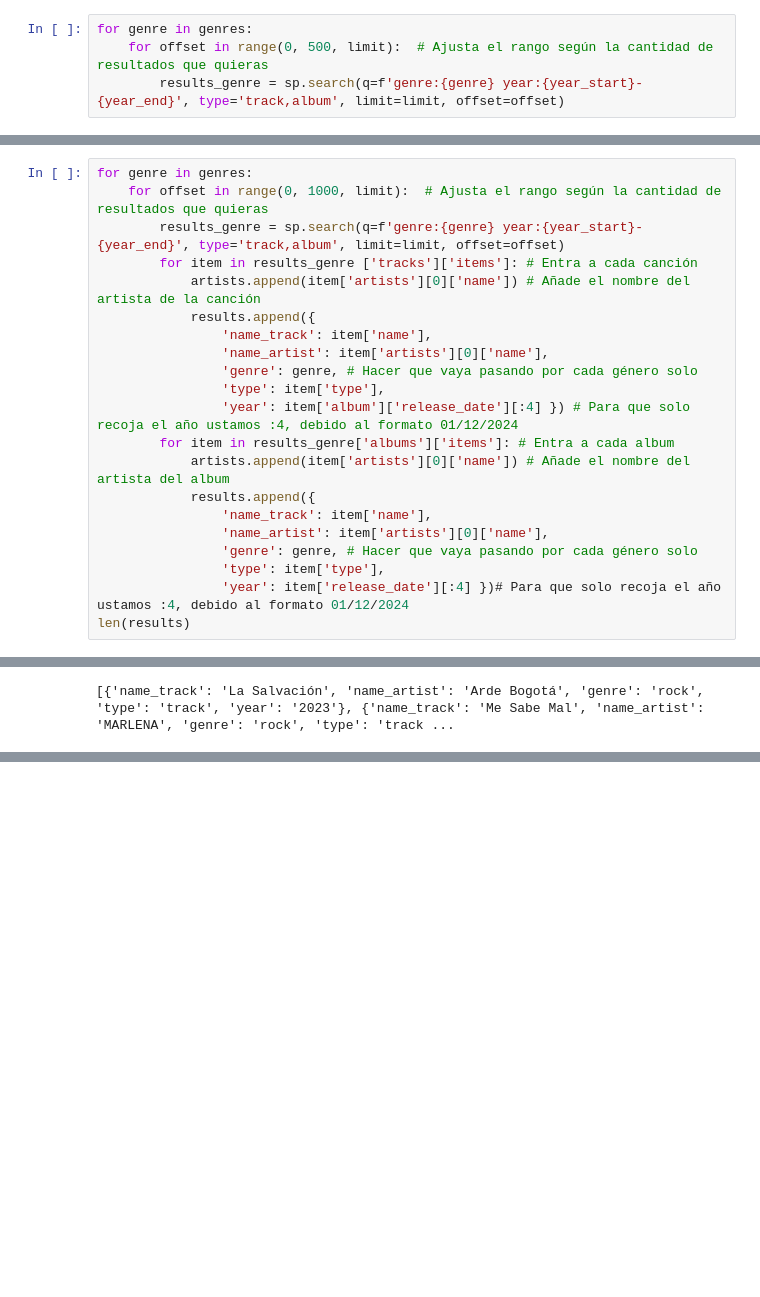
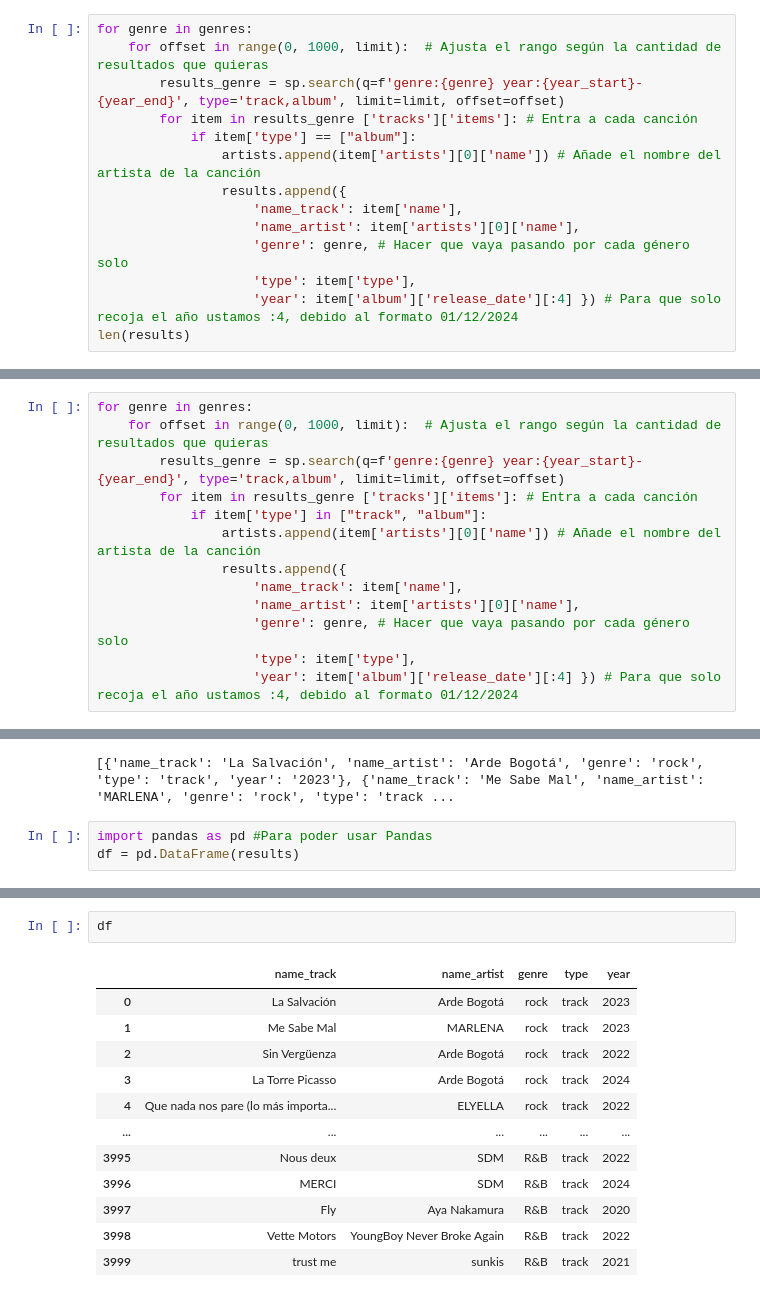
Before and after one commit to e-garciab/adalab-proyecto-da-promo-d-pt-modulo-2-team-1, a Jupyter notebook: TrabajandoM2.ipynb, the cells around one changed output, grey strips where cells are left out. Cells and saved outputs as stored; diff of their text form; blank space fills up the shorter version.

```diff
--- a/TrabajandoM2.ipynb
+++ b/TrabajandoM2.ipynb
@@ -48,5 +42,15 @@ artists = []
 datos = sp.search(q=f"genre: rock year:{year_start}-{year_end}", type='track,album', limit= 50, offset=0)
 # %%
 for genre in genres:
-    for offset in range(0, 500, limit):  # Ajusta el rango según la cantidad de resultados que quieras
+    for offset in range(0, 1000, limit):  # Ajusta el rango según la cantidad de resultados que quieras
         results_genre = sp.search(q=f'genre:{genre} year:{year_start}-{year_end}', type='track,album', limit=limit, offset=offset)
+        for item in results_genre ['tracks']['items']: # Entra a cada canción
+            if item['type'] == ["album"]:
+                artists.append(item['artists'][0]['name']) # Añade el nombre del artista de la canción
+                results.append({
+                    'name_track': item['name'],
+                    'name_artist': item['artists'][0]['name'],
+                    'genre': genre, # Hacer que vaya pasando por cada género solo
+                    'type': item['type'],
+                    'year': item['album']['release_date'][:4] }) # Para que solo recoja el año ustamos :4, debido al formato 01/12/2024
+len(results)
@@ -55,19 +61,11 @@ for genre in genres:
     for offset in range(0, 1000, limit):  # Ajusta el rango según la cantidad de resultados que quieras
         results_genre = sp.search(q=f'genre:{genre} year:{year_start}-{year_end}', type='track,album', limit=limit, offset=offset)
         for item in results_genre ['tracks']['items']: # Entra a cada canción
-            artists.append(item['artists'][0]['name']) # Añade el nombre del artista de la canción
-            results.append({
-                'name_track': item['name'],
-                'name_artist': item['artists'][0]['name'],
-                'genre': genre, # Hacer que vaya pasando por cada género solo
-                'type': item['type'],
-                'year': item['album']['release_date'][:4] }) # Para que solo recoja el año ustamos :4, debido al formato 01/12/2024
-        for item in results_genre['albums']['items']: # Entra a cada album
-            artists.append(item['artists'][0]['name']) # Añade el nombre del artista del album
-            results.append({
-                'name_track': item['name'],
-                'name_artist': item['artists'][0]['name'],
-                'genre': genre, # Hacer que vaya pasando por cada género solo
-                'type': item['type'],
-                'year': item['release_date'][:4] })# Para que solo recoja el año ustamos :4, debido al formato 01/12/2024
-len(results)
+            if item['type'] in ["track", "album"]:
+                artists.append(item['artists'][0]['name']) # Añade el nombre del artista de la canción
+                results.append({
+                    'name_track': item['name'],
+                    'name_artist': item['artists'][0]['name'],
+                    'genre': genre, # Hacer que vaya pasando por cada género solo
+                    'type': item['type'],
+                    'year': item['album']['release_date'][:4] }) # Para que solo recoja el año ustamos :4, debido al formato 01/12/2024
@@ -77,3 +86,6 @@ len(results)
 print(results)
 # %% [output]
 [{'name_track': 'La Salvación', 'name_artist': 'Arde Bogotá', 'genre': 'rock', 'type': 'track', 'year': '2023'}, {'name_track': 'Me Sabe Mal', 'name_artist': 'MARLENA', 'genre': 'rock', 'type': 'track ...
+# %%
+import pandas as pd #Para poder usar Pandas
+df = pd.DataFrame(results)
@@ -79,0 +95,15 @@ print(results)
+# %%
+df
+# %% [output]
+|  | name_track | name_artist | genre | type | year |
+| 0 | La Salvación | Arde Bogotá | rock | track | 2023 |
+| 1 | Me Sabe Mal | MARLENA | rock | track | 2023 |
+| 2 | Sin Vergüenza | Arde Bogotá | rock | track | 2022 |
+| 3 | La Torre Picasso | Arde Bogotá | rock | track | 2024 |
+| 4 | Que nada nos pare (lo más importa... | ELYELLA | rock | track | 2022 |
+| ... | ... | ... | ... | ... | ... |
+| 3995 | Nous deux | SDM | R&B | track | 2022 |
+| 3996 | MERCI | SDM | R&B | track | 2024 |
+| 3997 | Fly | Aya Nakamura | R&B | track | 2020 |
+| 3998 | Vette Motors | YoungBoy Never Broke Again | R&B | track | 2022 |
+| 3999 | trust me | sunkis | R&B | track | 2021 |
```
Also changed, not shown: parts of 8 cells of this notebook, 3 other files.
